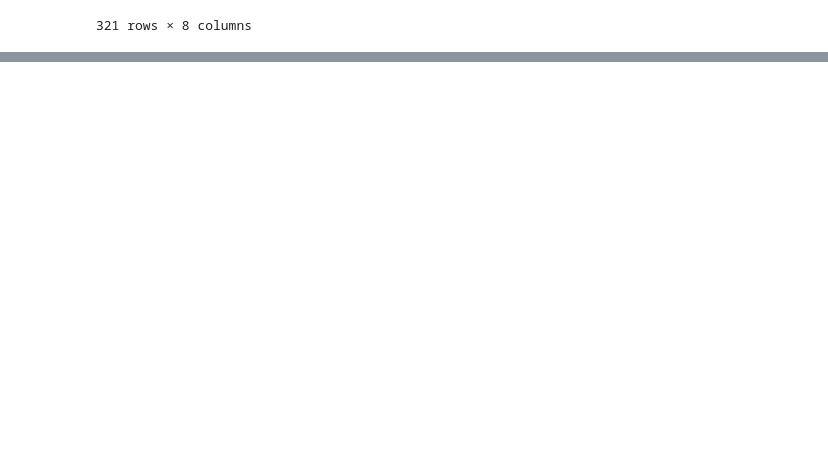
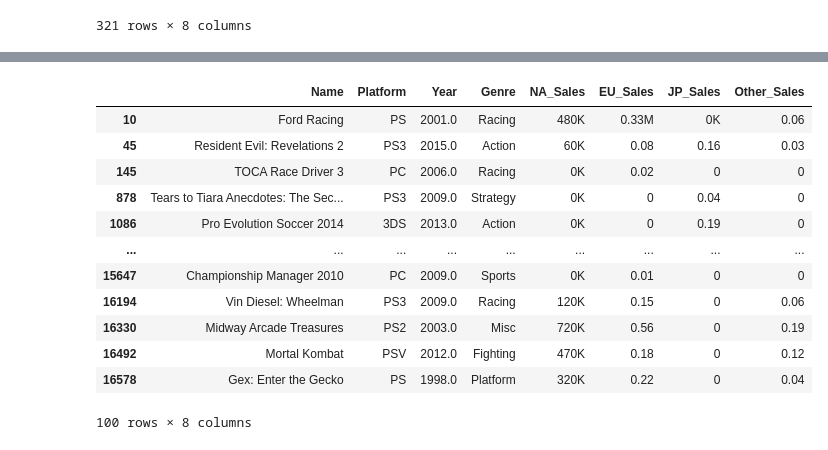
Before and after one commit to IlsuSong/Section1_Project, a Jupyter notebook: AI_14_송일수_Section1.ipynb, the cells around one changed output, grey strips where cells are left out. Drawn from its saved outputs; the diff is of its cells as text; code cells hidden in the pictures; blank space fills up the shorter version.

```diff
--- a/AI_14_송일수_Section1.ipynb
+++ b/AI_14_송일수_Section1.ipynb
@@ -85,13 +65,0 @@ Int64Index([   31,    50,   109,   273,   358,   408,   430,   548,   675,
-# %%
-import numpy as np
-
-null_index=np.array(dfc[dfc.Year.isnull() | dfc.Genre.isnull() | dfc.Publisher.isnull()].index) #null값이 존재하는 행의 index를 array로 저장
-
-for i in range(null_index):
-
-
-# dfc[dfc.Name.duplicated()&dfc.Platform.duplicated()&dfc.Year.duplicated()&dfc.Genre.duplicated()]
-
-# dfc[dfc.duplicated()]
-
-# dfc[dfc.Name.duplicated() & dfc.Platform.duplicated() & dfc.Genre.duplicated() & dfc.Year.isnull()]
@@ -109,0 +66,11 @@ dfc[dfc['Name']=='Bejeweled 3']
+# %%
+Genre_null=dfc[dfc.Genre.isnull()].index # GenreNaN
+
+for i in Genre_null:          #NaN 데이터
+  j=0
+  for j in range(16598):   #전체 데이터
+    if i==j :
+      continue
+    elif dfc.iloc[i,0]==dfc.iloc[j,0] : #대조
+      dfc.iloc[i,3]=dfc.iloc[j,3]  #변경
+      break
@@ -109,0 +84,16 @@ dfc[dfc['Name']=='Bejeweled 3']
+# %%
+dfc[dfc['NA_Sales'].str.contains('K')]
+# %% [output]
+|  | Name | Platform | Year | Genre | NA_Sales | EU_Sales | JP_Sales | Other_Sales |
+| 10 | Ford Racing | PS | 2001.0 | Racing | 480K | 0.33M | 0K | 0.06 |
+| 45 | Resident Evil: Revelations 2 | PS3 | 2015.0 | Action | 60K | 0.08 | 0.16 | 0.03 |
+| 145 | TOCA Race Driver 3 | PC | 2006.0 | Racing | 0K | 0.02 | 0 | 0 |
+| 878 | Tears to Tiara Anecdotes: The Sec... | PS3 | 2009.0 | Strategy | 0K | 0 | 0.04 | 0 |
+| 1086 | Pro Evolution Soccer 2014 | 3DS | 2013.0 | Action | 0K | 0 | 0.19 | 0 |
+| ... | ... | ... | ... | ... | ... | ... | ... | ... |
+| 15647 | Championship Manager 2010 | PC | 2009.0 | Sports | 0K | 0.01 | 0 | 0 |
+| 16194 | Vin Diesel: Wheelman | PS3 | 2009.0 | Racing | 120K | 0.15 | 0 | 0.06 |
+| 16330 | Midway Arcade Treasures | PS2 | 2003.0 | Misc | 720K | 0.56 | 0 | 0.19 |
+| 16492 | Mortal Kombat | PSV | 2012.0 | Fighting | 470K | 0.18 | 0 | 0.12 |
+| 16578 | Gex: Enter the Gecko | PS | 1998.0 | Platform | 320K | 0.22 | 0 | 0.04 |
+100 rows × 8 columns
```
Also changed, not shown: parts of 15 cells of this notebook.
